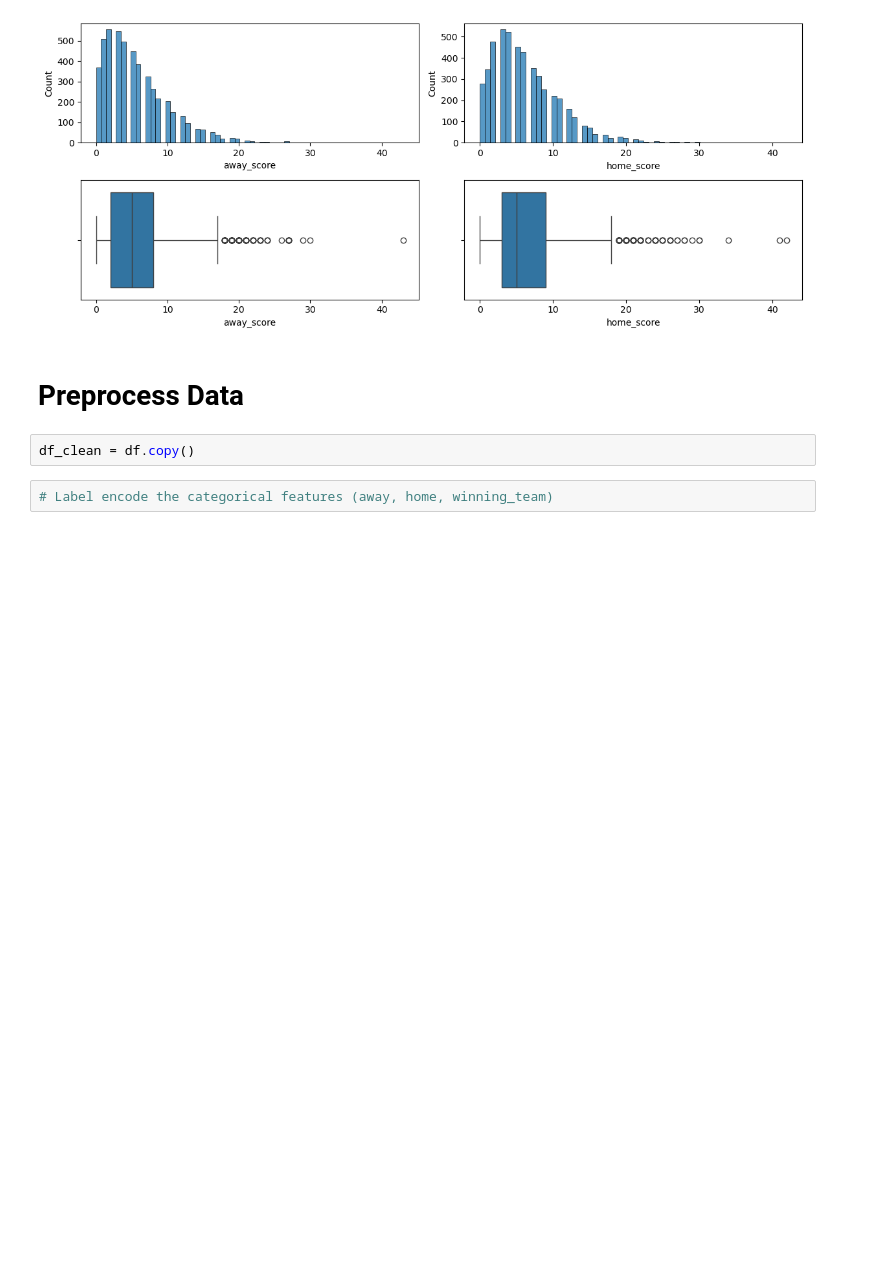
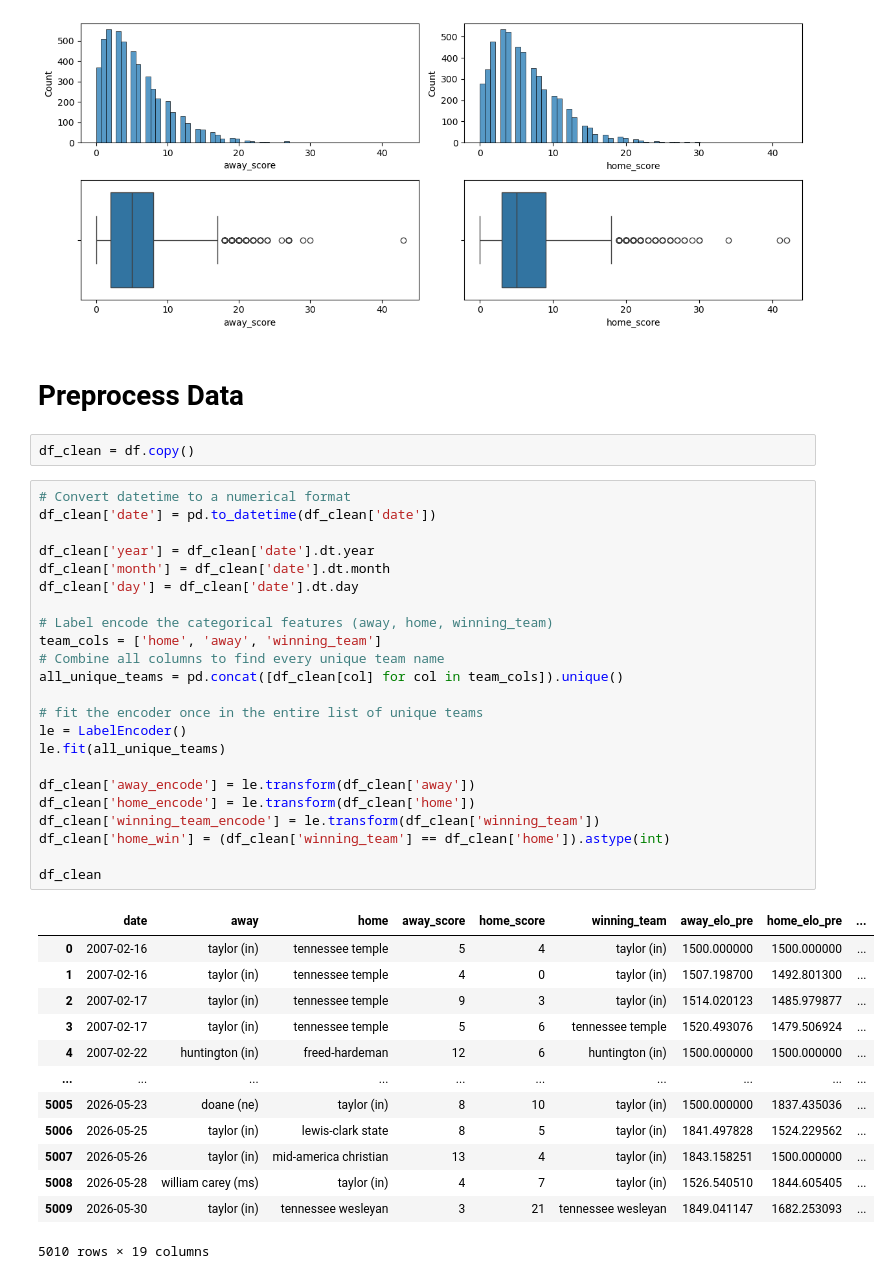
Before and after one commit to angelhb01/Crossroads-Baseball, a Jupyter notebook: notebooks/03_model_exploration.ipynb, the cells around one changed output. Saved outputs shown, nothing was run; the diff lists cells and outputs as text; blank space fills up the shorter version.

```diff
--- a/notebooks/03_model_exploration.ipynb
+++ b/notebooks/03_model_exploration.ipynb
@@ -74,4 +78,39 @@ plt.show()
 # %%
 df_clean = df.copy()
 # %%
+# Convert datetime to a numerical format
+df_clean['date'] = pd.to_datetime(df_clean['date'])
+
+df_clean['year'] = df_clean['date'].dt.year
+df_clean['month'] = df_clean['date'].dt.month
+df_clean['day'] = df_clean['date'].dt.day
+
 # Label encode the categorical features (away, home, winning_team)
+team_cols = ['home', 'away', 'winning_team']
+# Combine all columns to find every unique team name
+all_unique_teams = pd.concat([df_clean[col] for col in team_cols]).unique()
+
+# fit the encoder once in the entire list of unique teams
+le = LabelEncoder()
+le.fit(all_unique_teams)
+
+df_clean['away_encode'] = le.transform(df_clean['away'])
+df_clean['home_encode'] = le.transform(df_clean['home'])
+df_clean['winning_team_encode'] = le.transform(df_clean['winning_team'])
+df_clean['home_win'] = (df_clean['winning_team'] == df_clean['home']).astype(int)
+
+df_clean
+# %% [output]
+|  | date | away | home | away_score | home_score | winning_team | away_elo_pre | home_elo_pre | ... |
+| 0 | 2007-02-16 | taylor (in) | tennessee temple | 5 | 4 | taylor (in) | 1500.000000 | 1500.000000 | ... |
+| 1 | 2007-02-16 | taylor (in) | tennessee temple | 4 | 0 | taylor (in) | 1507.198700 | 1492.801300 | ... |
+| 2 | 2007-02-17 | taylor (in) | tennessee temple | 9 | 3 | taylor (in) | 1514.020123 | 1485.979877 | ... |
+| 3 | 2007-02-17 | taylor (in) | tennessee temple | 5 | 6 | tennessee temple | 1520.493076 | 1479.506924 | ... |
+| 4 | 2007-02-22 | huntington (in) | freed-hardeman | 12 | 6 | huntington (in) | 1500.000000 | 1500.000000 | ... |
+| ... | ... | ... | ... | ... | ... | ... | ... | ... | ... |
+| 5005 | 2026-05-23 | doane (ne) | taylor (in) | 8 | 10 | taylor (in) | 1500.000000 | 1837.435036 | ... |
+| 5006 | 2026-05-25 | taylor (in) | lewis-clark state | 8 | 5 | taylor (in) | 1841.497828 | 1524.229562 | ... |
+| 5007 | 2026-05-26 | taylor (in) | mid-america christian | 13 | 4 | taylor (in) | 1843.158251 | 1500.000000 | ... |
+| 5008 | 2026-05-28 | william carey (ms) | taylor (in) | 4 | 7 | taylor (in) | 1526.540510 | 1844.605405 | ... |
+| 5009 | 2026-05-30 | taylor (in) | tennessee wesleyan | 3 | 21 | tennessee wesleyan | 1849.041147 | 1682.253093 | ... |
+5010 rows × 19 columns
```
Also changed, not shown: parts of 10 cells of this notebook, 4 other files.
